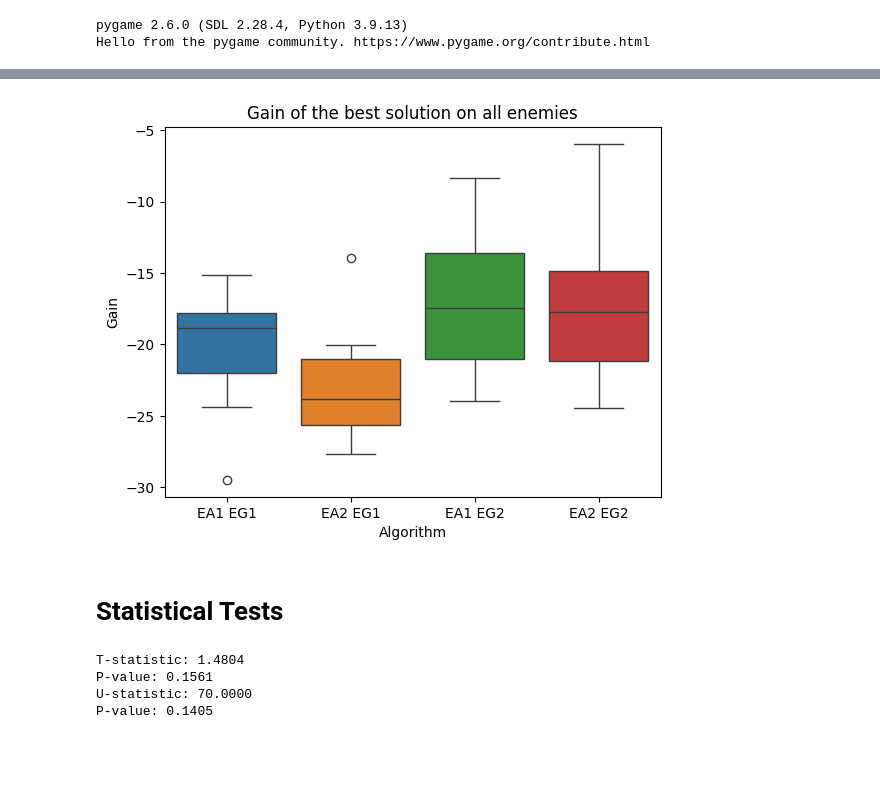
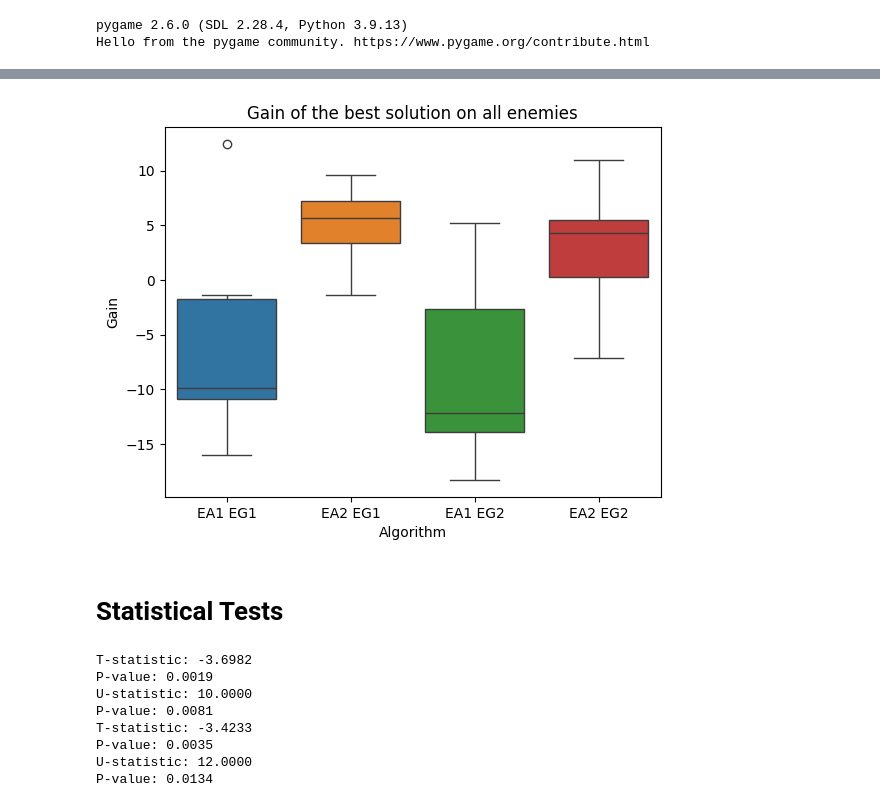
Before and after one commit to koenweverink/EvoMan36, a Jupyter notebook: Task2/plotting.ipynb, the cells around one changed output, grey strips where cells are left out. Saved outputs shown, nothing was run; the diff lists cells and outputs as text; code cells hidden in the pictures; blank space fills up the shorter version.

```diff
--- a/Task2/plotting.ipynb
+++ b/Task2/plotting.ipynb
@@ -138,11 +138,11 @@ def calculate_gain(solution, enemy_group, experiment_name, n_hidden_neurons, num
         print(f'Gain: {gain:.4f}')
         gains.append(gain)
 
-    return gains
+    return np.mean(gains)
 # %%
 results_all['Best Solution'] = results_all['Best Solution'].apply(parse_solution_string)
 # %%
-results_best = results_all.loc[results_all.groupby(['Algorithm', 'Enemy Group', 'Run'])['Max Fitness'].idxmax()].drop_duplicates(subset=['Algorithm', 'Enemy Group', 'Run', 'Max Fitness'])
+results_best = results_all.groupby(['Algorithm', 'Enemy Group', 'Run']).tail(1)
 results_best
 # %% [output]
 |  | Algorithm | Enemy Group | Run | Generation | Mean Fitness | Max Fitness | Best Solution |
@@ -161,3 +164,0 @@ results_best
-# %%
-results_best = results_all.loc[results_all.groupby(['Algorithm', 'Enemy Group', 'Run'])['Max Fitness'].idxmax()]
-results_best
@@ -185,7 +172,7 @@ for (algorithm, enemy_group_index), group in results_best.groupby(['Algorithm',
         experiment_name_gain = f'gains_{algorithm}_enemy_{enemy_group_index}'
         print(algorithm, enemy_group_index)
         print(solution)
-        average_gain = calculate_gain(solution, enemy_group_all, experiment_name_gain, n_hidden_neurons=10, num_tests=5)
+        average_gain = calculate_gain(solution, enemy_group_all, experiment_name_gain, n_hidden_neurons=10, num_tests=1)
 
 
         results.append({
@@ -339,14 +222,19 @@ Gain: -24.4571
 # %%
 # make 2 boxplots of the gains
+results = results_df['Gain'].tolist()
+gains_EA1_EG1 = results[:9]
+gains_EA2_EG1 = results[10:19]
+gains_EA1_EG2 = results[20:29]
+gains_EA2_EG2 = results[30:39]
 plt.figure()
 sns.boxplot(data=[gains_EA1_EG1, gains_EA2_EG1, gains_EA1_EG2, gains_EA2_EG2])	# add other solutions here
 plt.xlabel('Algorithm')
 plt.ylabel('Gain')
 plt.title('Gain of the best solution on all enemies')
 plt.xticks([0, 1, 2, 3], ['EA1 EG1', 'EA2 EG1','EA1 EG2', 'EA2 EG2'])
 plt.show()
 # %% [output]
-[figure, old version]
+[figure, new version]
 # %% [markdown]
 # Statistical Tests
 # %%
@@ -359,8 +247,22 @@ print(f'P-value: {p_value:.4f}')
 u_statistic, p_value = mannwhitneyu(gains_EA1_EG1, gains_EA2_EG1)
 print(f'U-statistic: {u_statistic:.4f}')
 print(f'P-value: {p_value:.4f}')
+
+
+t_statistic, p_value = ttest_ind(gains_EA1_EG2, gains_EA2_EG2)
+print(f'T-statistic: {t_statistic:.4f}')
+print(f'P-value: {p_value:.4f}')
+
+# Perform a Mann-Whitney U test
+u_statistic, p_value = mannwhitneyu(gains_EA1_EG2, gains_EA2_EG2)
+print(f'U-statistic: {u_statistic:.4f}')
+print(f'P-value: {p_value:.4f}')
 # %% [output]
-T-statistic: 1.4804
-P-value: 0.1561
-U-statistic: 70.0000
-P-value: 0.1405
+T-statistic: -3.6982
+P-value: 0.0019
+U-statistic: 10.0000
+P-value: 0.0081
+T-statistic: -3.4233
+P-value: 0.0035
+U-statistic: 12.0000
+P-value: 0.0134
```
Also changed, not shown: parts of 12 cells of this notebook, 4 other files.
